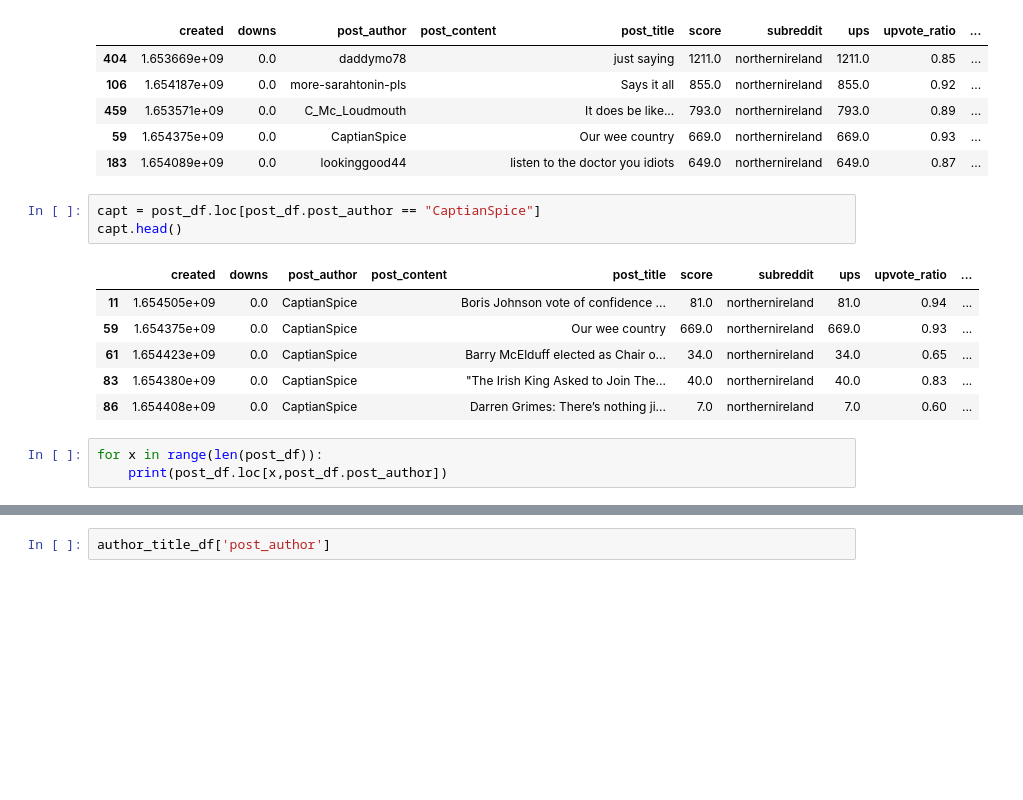
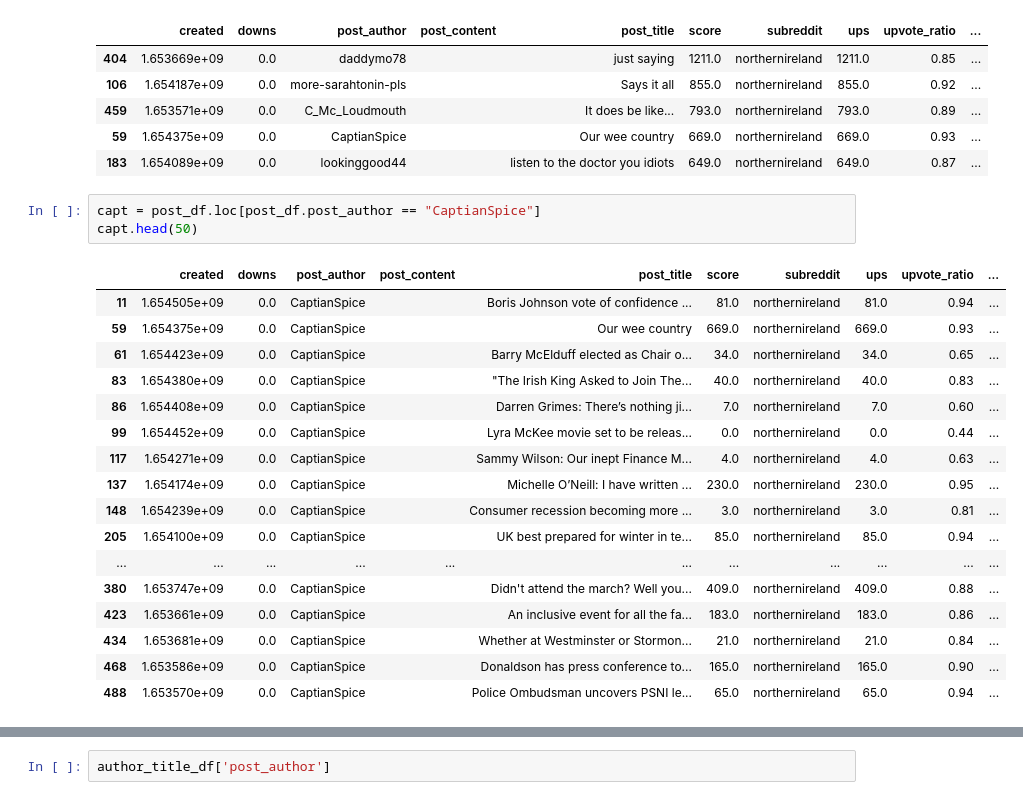
Before and after one commit to ofithcheallaigh/PersonalProjects, a Jupyter notebook: APIs/Reddit_API/eda.ipynb, the cells around one changed output, grey strips where cells are left out. Saved outputs shown, nothing was run; the diff lists cells and outputs as text; blank space fills up the shorter version.

```diff
--- a/APIs/Reddit_API/eda.ipynb
+++ b/APIs/Reddit_API/eda.ipynb
@@ -127,16 +137,24 @@ post_df_sorted_by_upvote.head()
 | 183 | 1.654089e+09 | 0.0 | lookinggood44 |  | listen to the doctor you idiots | 649.0 | northernireland | 649.0 | 0.87 | ... |
 # %%
 capt = post_df.loc[post_df.post_author == "CaptianSpice"]
-capt.head()
+capt.head(50)
 # %% [output]
 |  | created | downs | post_author | post_content | post_title | score | subreddit | ups | upvote_ratio | ... |
 | 11 | 1.654505e+09 | 0.0 | CaptianSpice |  | Boris Johnson vote of confidence ... | 81.0 | northernireland | 81.0 | 0.94 | ... |
 | 59 | 1.654375e+09 | 0.0 | CaptianSpice |  | Our wee country | 669.0 | northernireland | 669.0 | 0.93 | ... |
 | 61 | 1.654423e+09 | 0.0 | CaptianSpice |  | Barry McElduff elected as Chair o... | 34.0 | northernireland | 34.0 | 0.65 | ... |
 | 83 | 1.654380e+09 | 0.0 | CaptianSpice |  | "The Irish King Asked to Join The... | 40.0 | northernireland | 40.0 | 0.83 | ... |
 | 86 | 1.654408e+09 | 0.0 | CaptianSpice |  | Darren Grimes: There’s nothing ji... | 7.0 | northernireland | 7.0 | 0.60 | ... |
+| 99 | 1.654452e+09 | 0.0 | CaptianSpice |  | Lyra McKee movie set to be releas... | 0.0 | northernireland | 0.0 | 0.44 | ... |
+| 117 | 1.654271e+09 | 0.0 | CaptianSpice |  | Sammy Wilson: Our inept Finance M... | 4.0 | northernireland | 4.0 | 0.63 | ... |
+| 137 | 1.654174e+09 | 0.0 | CaptianSpice |  | Michelle O’Neill: I have written ... | 230.0 | northernireland | 230.0 | 0.95 | ... |
+| 148 | 1.654239e+09 | 0.0 | CaptianSpice |  | Consumer recession becoming more ... | 3.0 | northernireland | 3.0 | 0.81 | ... |
+| 205 | 1.654100e+09 | 0.0 | CaptianSpice |  | UK best prepared for winter in te... | 85.0 | northernireland | 85.0 | 0.94 | ... |
+| ... | ... | ... | ... | ... | ... | ... | ... | ... | ... | ... |
+| 380 | 1.653747e+09 | 0.0 | CaptianSpice |  | Didn't attend the march? Well you... | 409.0 | northernireland | 409.0 | 0.88 | ... |
+| 423 | 1.653661e+09 | 0.0 | CaptianSpice |  | An inclusive event for all the fa... | 183.0 | northernireland | 183.0 | 0.86 | ... |
+| 434 | 1.653681e+09 | 0.0 | CaptianSpice |  | Whether at Westminster or Stormon... | 21.0 | northernireland | 21.0 | 0.84 | ... |
+| 468 | 1.653586e+09 | 0.0 | CaptianSpice |  | Donaldson has press conference to... | 165.0 | northernireland | 165.0 | 0.90 | ... |
+| 488 | 1.653570e+09 | 0.0 | CaptianSpice |  | Police Ombudsman uncovers PSNI le... | 65.0 | northernireland | 65.0 | 0.94 | ... |
-# %%
-for x in range(len(post_df)):
-    print(post_df.loc[x,post_df.post_author])
 # %%
 author_title_df = post_df.loc[:,['post_author','post_title']]
```
Also changed, not shown: parts of 9 cells of this notebook.
